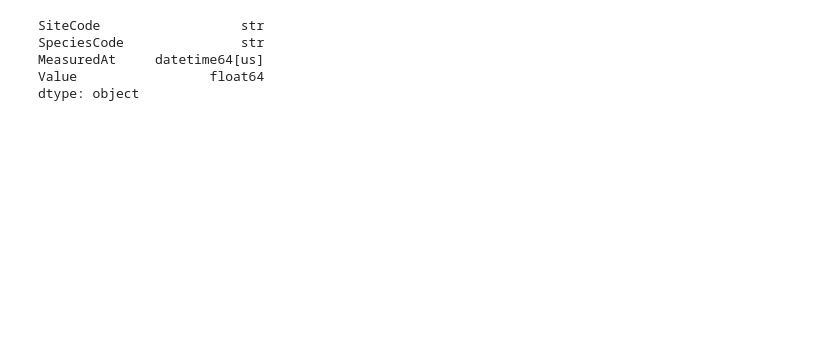
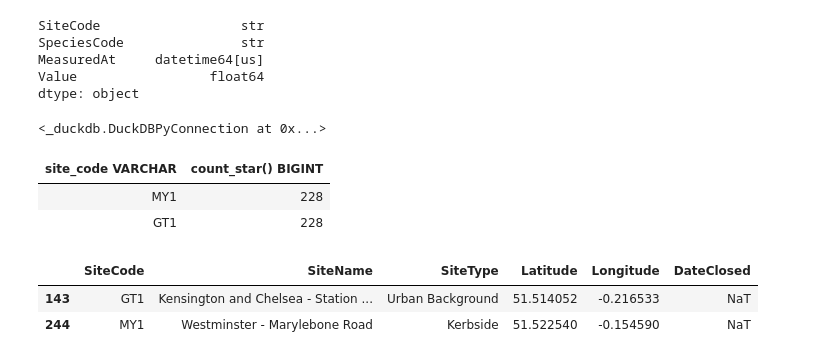
Before and after one commit to KPS25FX/london-air-quality, a Jupyter notebook: Archive/Extract.ipynb, the cells around one changed output. Drawn from its saved outputs; the diff is of its cells as text; code cells hidden in the pictures; blank space fills up the shorter version.

```diff
--- a/Extract.ipynb
+++ b/Archive/Extract.ipynb
@@ -220,3 +219,52 @@ SpeciesCode               str
 MeasuredAt     datetime64[us]
 Value                 float64
 dtype: object
+# %%
+import duckdb
+
+Database = duckdb.connect("air.duckdb")          # opens the file, or creates it if it isn't there
+
+Database.execute("""
+CREATE TABLE IF NOT EXISTS readings (
+    site_code    VARCHAR   NOT NULL,
+    species_code VARCHAR   NOT NULL,
+    measured_at  TIMESTAMP NOT NULL,
+    value        DOUBLE,                         -- NULL = no reading yet
+    PRIMARY KEY (site_code, species_code, measured_at)
+)
+""")
+# %% [output]
+<_duckdb.DuckDBPyConnection at 0x...>
+# %%
+Database.execute("""
+INSERT INTO readings SELECT * FROM AllReadings
+ON CONFLICT (site_code, species_code, measured_at) DO UPDATE SET value = excluded.value
+""")
+Database.sql("SELECT site_code, count(*) FROM readings GROUP BY site_code")
+# %% [output]
+| site_code VARCHAR | count_star() BIGINT |
+| MY1 | 228 |
+| GT1 | 228 |
+# %%
+Url = API_BASE + "/Information/MonitoringSiteSpecies/GroupName=" + GROUP + "/Json"
+with urllib.request.urlopen(Url) as Response:
+    London = json.loads(Response.read())
+
+SiteRows = []
+for Site in London["Sites"]["Site"]:
+    SiteRows.append({"SiteCode": Site["@SiteCode"],
+                     "SiteName": Site["@SiteName"],
+                     "SiteType": Site["@SiteType"],
+                     "Latitude": Site["@Latitude"],
+                     "Longitude": Site["@Longitude"],
+                     "DateClosed": Site["@DateClosed"]})
+LondonSites = pandas.DataFrame(SiteRows)                                                   # not "Sites": DuckDB ignores case and would find its own sites table instead
+
+LondonSites["Latitude"] = pandas.to_numeric(LondonSites["Latitude"])                       # text → number
+LondonSites["Longitude"] = pandas.to_numeric(LondonSites["Longitude"])
+LondonSites["DateClosed"] = pandas.to_datetime(LondonSites["DateClosed"].replace("", None))   # "" means still open → missing
+LondonSites[LondonSites["SiteCode"].isin(SITES)]                                           # show just your two sites
+# %% [output]
+|  | SiteCode | SiteName | SiteType | Latitude | Longitude | DateClosed |
+| 143 | GT1 | Kensington and Chelsea - Station ... | Urban Background | 51.514052 | -0.216533 | NaT |
+| 244 | MY1 | Westminster - Marylebone Road | Kerbside | 51.522540 | -0.154590 | NaT |
```
Also changed, not shown: parts of 7 cells of this notebook, 11 other files.
